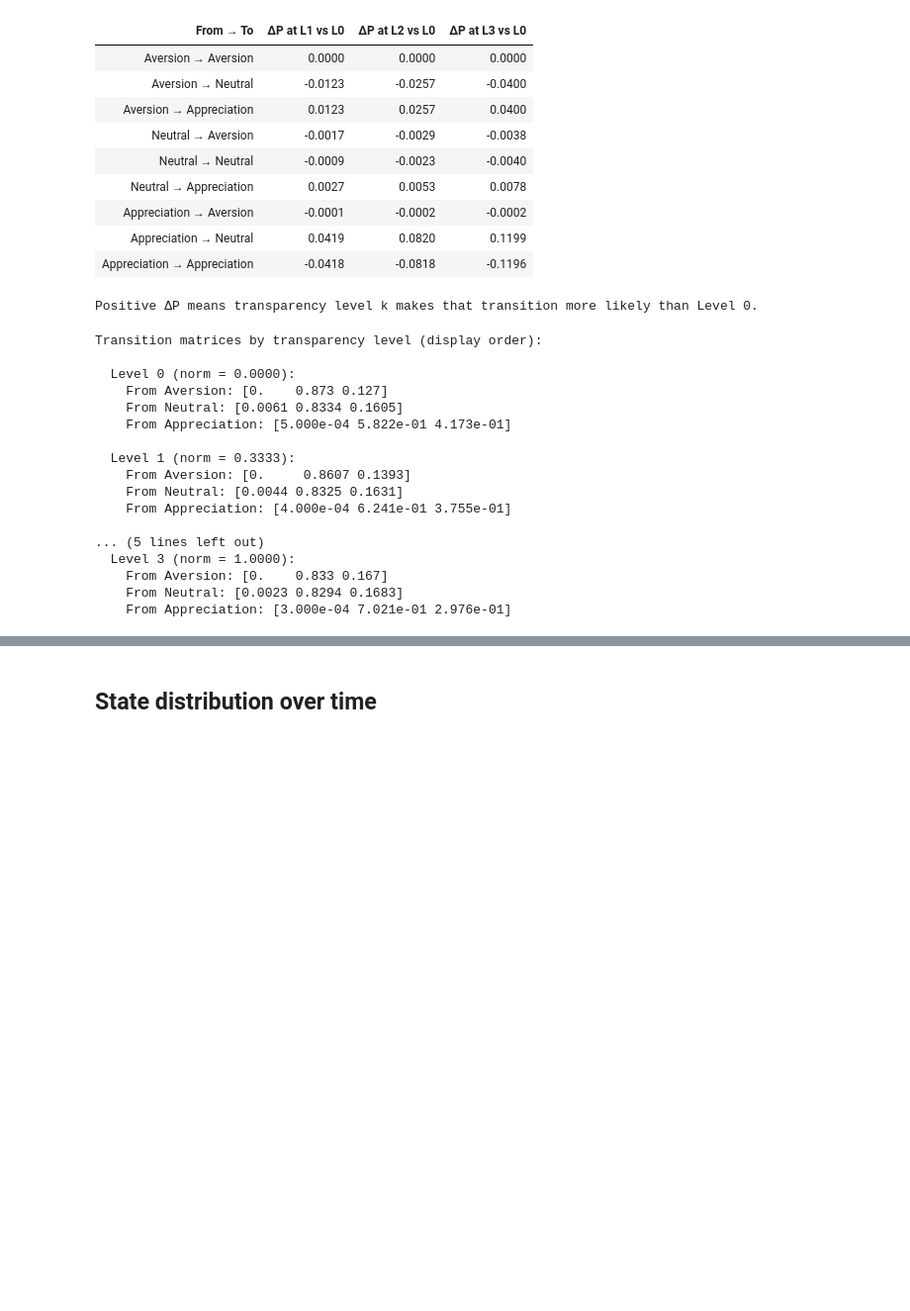
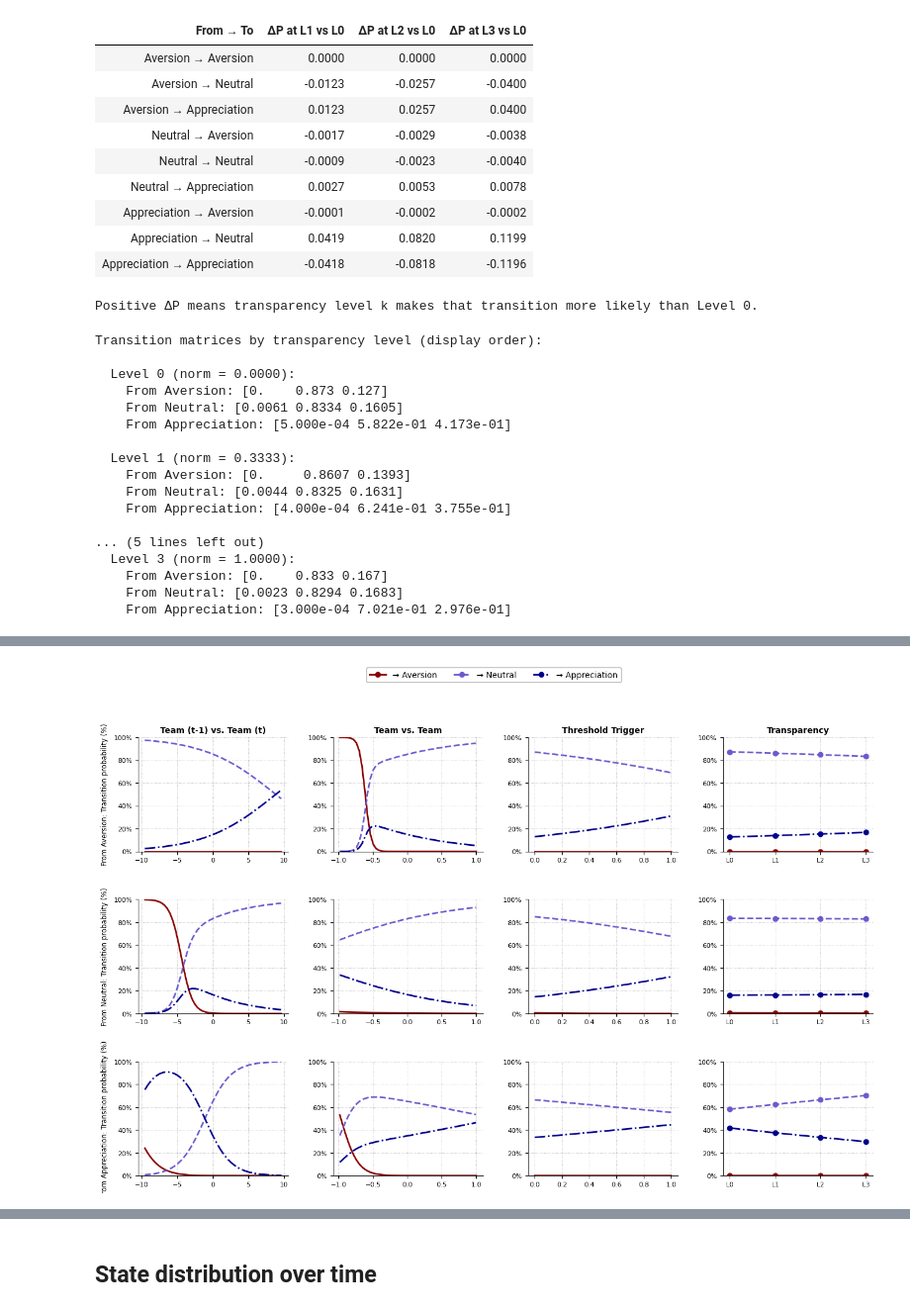
Before and after one commit to kaki1995/Triadic-Human-AI-Delegation, a Jupyter notebook: data_analysis/results_analysis.ipynb, the cells around one changed output, grey strips where cells are left out. Shown at 99% size. Saved outputs shown, nothing was run; the diff lists cells and outputs as text; code cells hidden in the pictures; blank space fills up the shorter version.

Commit message:
Update HMM covariate workflow and finalize baseline refit setup

```diff
--- a/data_analysis/results_analysis.ipynb
+++ b/data_analysis/results_analysis.ipynb
@@ -1788,35 +1825,27 @@ Transition matrices by transparency level (display order):
 # %%
-
 # ============================================================
 # KPI-Driven Sensitivity Analysis  —  State-Transition Line Plots
-#   MISQ-ready version
-#
-#   For each of the 4 transition covariates:
-#     • Vary that covariate over its observed range (raw scale)
-#     • Standardise for model input; others fixed at 0 in
-#       standardised space (= sample mean on raw scale)
-#     • Plot P(St+1 = k | St = j) for each origin state j
-#
-#   Layout:  2 rows × 4 cols
-#     row 0 = origin Aversion
-#     row 1 = origin Appreciation
+#   3-state ready (Aversion, Neutral, Appreciation)
 # ============================================================
 
 import numpy as np
 import matplotlib.pyplot as plt
-import matplotlib.patches as mpatches
 import matplotlib.ticker as mtick
 import matplotlib.lines as mlines
 from scipy.special import softmax
 
-_alpha  = best_model.alpha
-_beta   = best_model.beta
-_J      = int(best_J)
-_P      = _beta.shape[2]
-_labels = [label_map[s] for s in state_order_1idx]   # ['Aversion', 'Appreciation']
-_idx    = [s - 1 for s in state_order_1idx]
+_alpha = best_model.alpha
+_beta = best_model.beta
+_J = int(best_J_final) if "best_J_final" in globals() else int(best_J)
+_P = _beta.shape[2]
 
-# ── Covariate metadata (updated labels) ────────────────────
+assert "state_order_1idx" in globals() and state_order_1idx is not None, "state_order_1idx missing"
+assert "label_map" in globals() and label_map is not None, "label_map missing"
+
+state_order_1idx = list(state_order_1idx)[:_J]
+_labels = [label_map[s] for s in state_order_1idx]
+_idx = [s - 1 for s in state_order_1idx]
+
 x_cols = [
     "within_unit_temporal_benchmark",
     "horizontal_peer_benchmark",
@@ -1830,39 +1859,35 @@ x_nice = [
     "Transparency",
 ]
 
-_n_grid  = 50
-_pal     = ["#8B0000", "#00008B"]   # → Aversion: dark red; → Appreciation: dark blue
-_ls_dest = ["-", "--"]
-
-# ── Row labels ──────────────────────────────────────────────
-_row_ylabels = [
-    f"From {_labels[0]}: Transition probability (%)",
-    f"From {_labels[1]}: Transition probability (%)",
-]
+_n_grid = 50
+_pal = ["#8B0000", "#6A5ACD", "#00008B", "#2E8B57"]
+_ls_dest = ["-", "--", "-.", ":"]
 
 fig, axes = plt.subplots(
-    2, 4,
-    figsize=(16, 7),
+    len(_idx),
+    len(x_cols),
+    figsize=(16, 3.2 * len(_idx)),
     sharey=False,
     gridspec_kw={"hspace": 0.42, "wspace": 0.30},
 )
+axes = np.atleast_2d(axes)
 
 for col_idx, (col, nice) in enumerate(zip(x_cols, x_nice)):
     p_idx = col_idx
-    mu_p  = float(x_sc.mean_[p_idx])
-    sd_p  = float(x_sc.scale_[p_idx])
+    mu_p = float(x_sc.mean_[p_idx])
+    sd_p = float(x_sc.scale_[p_idx])
 
     col_raw = df[col].dropna().values
-    z_lo    = float((col_raw.min() - mu_p) / sd_p)
-    z_hi    = float((col_raw.max() - mu_p) / sd_p)
+    z_lo = float((col_raw.min() - mu_p) / sd_p)
+    z_hi = float((col_raw.max() - mu_p) / sd_p)
 
     is_transparency = (col == "transparency_level_norm")
 
     if is_transparency:
         raw_grid = np.array([0, 1/3, 2/3, 1.0])
-        z_grid   = (raw_grid - mu_p) / sd_p
+        z_grid = (raw_grid - mu_p) / sd_p
     else:
-        z_grid   = np.linspace(z_lo, z_hi, _n_grid)
+        z_grid = np.linspace(z_lo, z_hi, _n_grid)
         raw_grid = z_grid * sd_p + mu_p
 
     for row_idx, (from_0idx, from_label_r) in enumerate(zip(_idx, _labels)):
@@ -1874,7 +1899,7 @@ for col_idx, (col, nice) in enumerate(zip(x_cols, x_nice)):
                 xv = np.zeros(_P)
                 xv[p_idx] = z
                 logits = _alpha[from_0idx] + _beta[from_0idx] @ xv
-                q_row  = softmax(logits)
+                q_row = softmax(logits)
                 probs.append(q_row[to_0idx])
 
             ax.plot(
@@ -1884,56 +1909,44 @@ for col_idx, (col, nice) in enumerate(zip(x_cols, x_nice)):
                 ls=_ls_dest[dest_i],
                 lw=2.0,
                 marker="o" if is_transparency else None,
-                markersize=7 if is_transparency else 0,
+                markersize=6 if is_transparency else 0,
             )
 
-        # ── Axes formatting ─────────────────────────────────
         ax.yaxis.set_major_formatter(mtick.PercentFormatter(decimals=0))
         ax.set_ylim(0, 100)
         ax.set_yticks(range(0, 101, 20))
         ax.grid(True, ls=":", lw=0.6, color="gray", alpha=0.6)
         ax.tick_params(labelsize=8)
         ax.spines[["top", "right"]].set_visible(False)
 
-        # Column titles (top row only)
         if row_idx == 0:
             ax.set_title(nice, fontsize=10, pad=6, fontweight="bold")
 
-        # Left y-axis label (leftmost column only)
         if col_idx == 0:
-            ax.set_ylabel(_row_ylabels[row_idx], fontsize=8.5, labelpad=6)
+            ax.set_ylabel(f"From {from_label_r}: Transition probability (%)", fontsize=8.5, labelpad=6)
 
-        # x-axis
         if is_transparency:
             ax.set_xticks([0, 1, 2, 3])
-            ax.set_xticklabels(
-                ["L0", "L1", "L2", "L3"],
-                fontsize=7.5,
-            )
+            ax.set_xticklabels(["L0", "L1", "L2", "L3"], fontsize=7.5)
 
-# ── Figure-level legend (placed above panels, centred) ────
 legend_handles = [
-    mlines.Line2D([], [], color=_pal[0], ls=_ls_dest[0], lw=2.0,
-                  marker="o", markersize=6, label=f"→ {_labels[0]}"),
-    mlines.Line2D([], [], color=_pal[1], ls=_ls_dest[1], lw=2.0,
-                  marker="o", markersize=6, label=f"→ {_labels[1]}"),
+    mlines.Line2D([], [], color=_pal[i], ls=_ls_dest[i], lw=2.0,
+                  marker="o", markersize=6, label=f"→ {_labels[i]}")
+    for i in range(len(_labels))
 ]
 fig.legend(
     handles=legend_handles,
     loc="upper center",
-    ncol=2,
+    ncol=len(_labels),
     fontsize=10,
     frameon=True,
     framealpha=0.9,
     edgecolor="#aaa",
     bbox_to_anchor=(0.5, 1.01),
 )
 
-plt.savefig(
-    "kpi_sensitivity_analysis_misq.png",
-    dpi=200,
-    bbox_inches="tight",
-)
+plt.savefig("kpi_sensitivity_analysis_misq.png", dpi=200, bbox_inches="tight")
 plt.show()
 print("✔ Saved: kpi_sensitivity_analysis_misq.png")
 # %% [output]
+[figure, new version]
```
Also changed, not shown: parts of 18 cells of this notebook, 3 other files.
